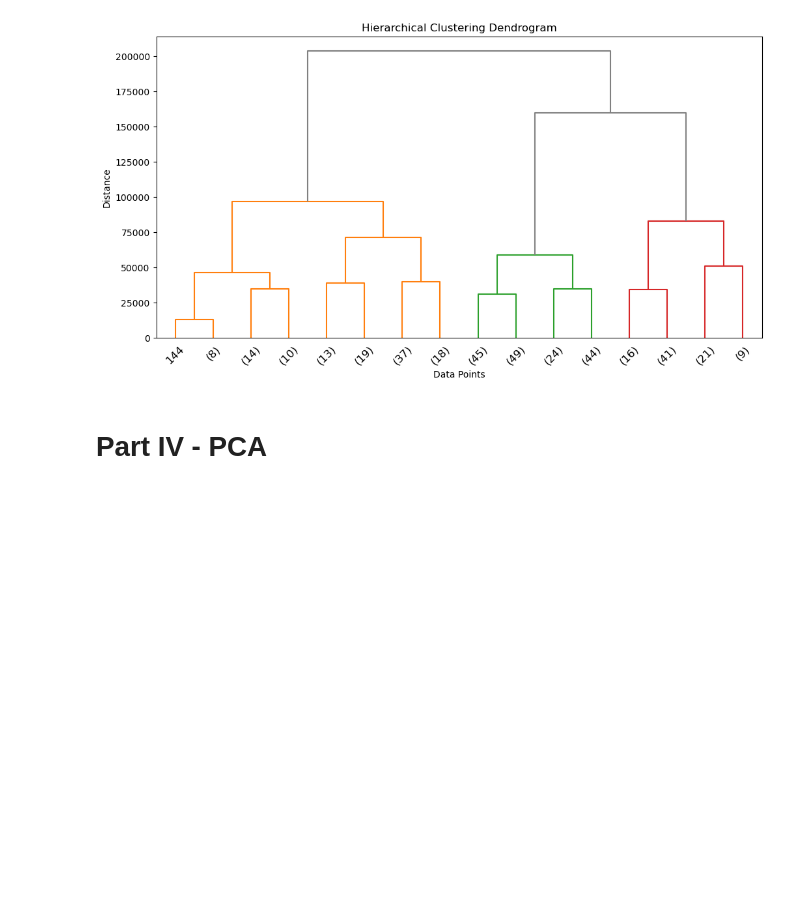
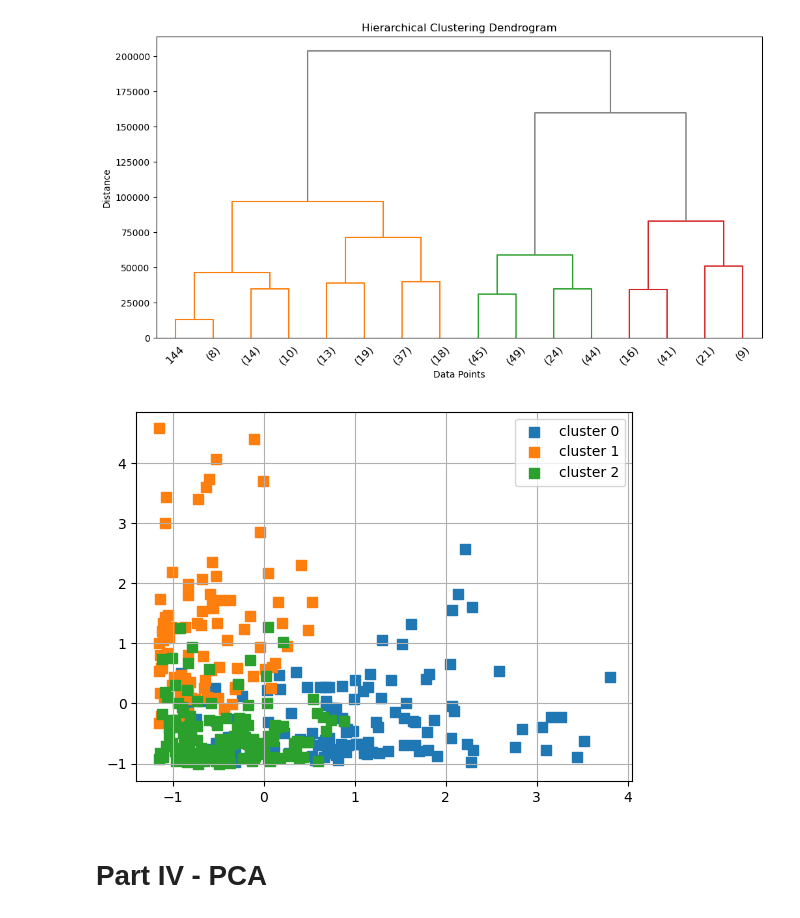
Before and after one commit to AntonYatsenko92/Unsupervised-Learning-Project, a Jupyter notebook: Unsupervised Learning - Project.ipynb, the cells around one changed output. Drawn from its saved outputs; the diff is of its cells as text; code cells hidden in the pictures; blank space fills up the shorter version.

```diff
--- a/Unsupervised Learning - Project.ipynb
+++ b/Unsupervised Learning - Project.ipynb
@@ -242,6 +278,13 @@ plt.ylabel('Distance')
 plt.show()
 # %% [output]
 [figure]
+# %%
+ac2 = AgglomerativeClustering(n_clusters=3, linkage='ward')
+# %%
+y_hc = ac2.fit_predict(scaled_data)
+plot_clusters(scaled_data,y_hc)
+# %% [output]
+[figure, added]
 # %% [markdown]
 # Part IV - PCA
 # %% [markdown]
```
Also changed, not shown: parts of 4 cells of this notebook.
